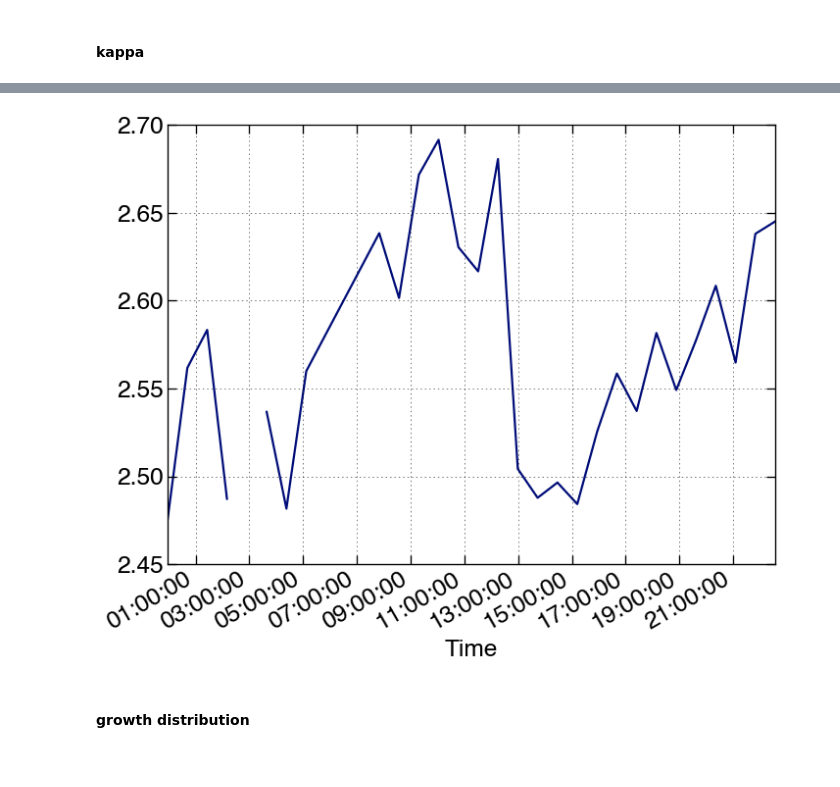
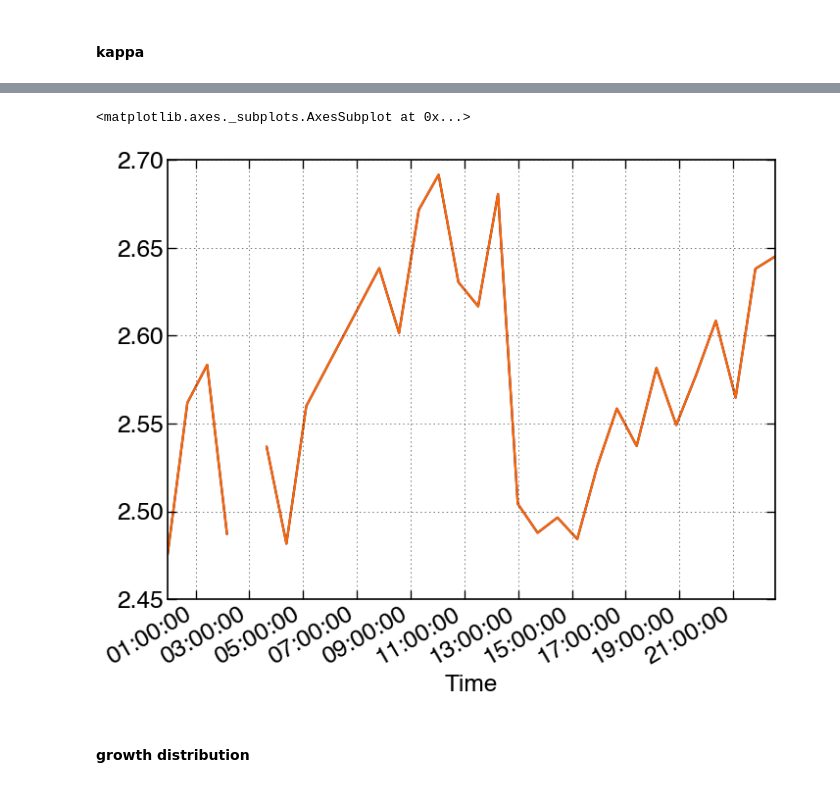
Before and after one commit to wblumberg/atm-py, a Jupyter notebook: atmPy/unit_testing/nose_unit_tests.ipynb, the cells around one changed output, grey strips where cells are left out. Saved outputs shown, nothing was run; the diff lists cells and outputs as text; code cells hidden in the pictures.

Commit message:
small fixes while implementing recent hygroscopicity calculations into products

```diff
--- a/atmPy/unit_testing/nose_unit_tests.ipynb
+++ b/atmPy/unit_testing/nose_unit_tests.ipynb
@@ -514,7 +515,9 @@ np.abs(sd.hygroscopicity.f_RH_85_40.data - fRHk_soll.data).sum().values[0] < thr
 # %%
-ax = sd.hygroscopicity.f_RH_85_40.plot()
+a = sd.hygroscopicity.f_RH_85_40.plot()
+fRHk_soll.plot(ax = a)
 # %% [output]
+<matplotlib.axes._subplots.AxesSubplot at 0x...>
-[figure, old version]
+[figure, new version]
 # %%
 fname = './test_data/aerosols_physics_hygroscopicity_fRH_kappa.csv'
 sd.hygroscopicity.f_RH_85_40.save_netCDF(fname)
```
Also changed, not shown: parts of 3 cells of this notebook, 5 other files.
